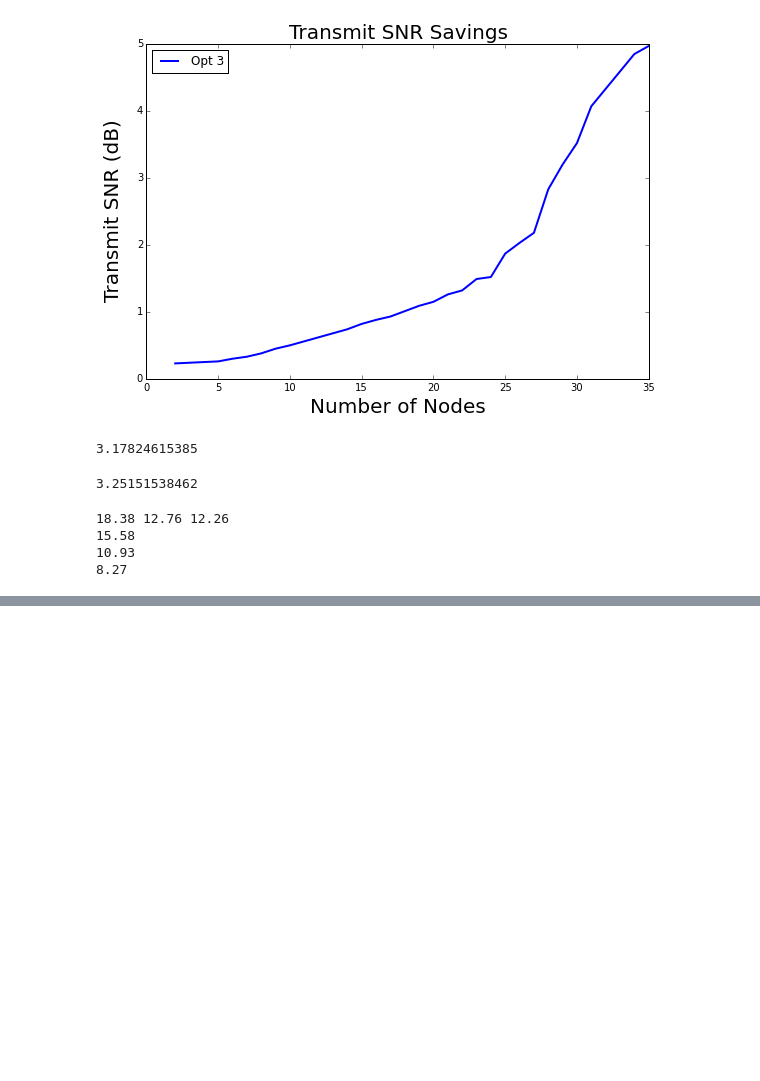
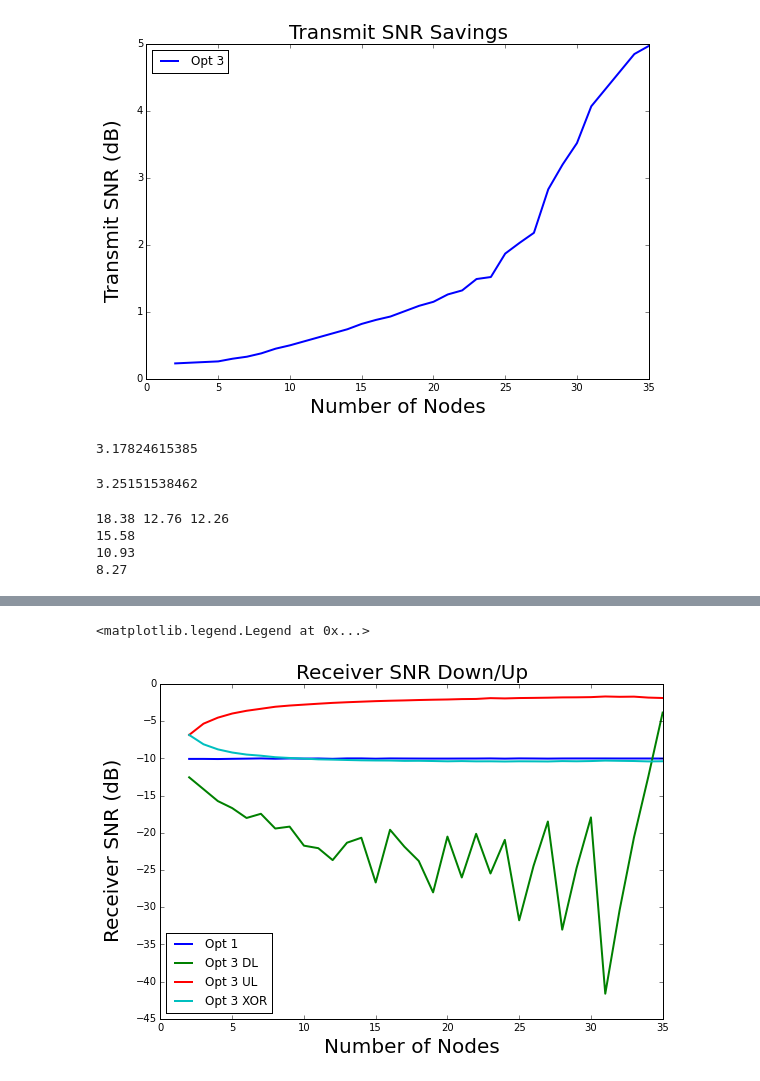
Before and after one commit to Lahaela/research-sahai, a Jupyter notebook: 160911/160914 Opt 3 Plots.ipynb, the cells around one changed output, grey strips where cells are left out. Saved outputs shown, nothing was run; the diff lists cells and outputs as text; code cells hidden in the pictures; blank space fills up the shorter version.

```diff
--- a/160911/160914 Opt 3 Plots.ipynb
+++ b/160911/160914 Opt 3 Plots.ipynb
@@ -146,0 +166,28 @@ print opt_1_rSNR3[N-1-2]
+# %%
+%%time
+extension = '.in'
+hsrs_padd_orig = np.zeros((36-2,))#opt_1_rSNR3
+hsrs_padd_d = np.zeros((36-2,)) #opt_3_rSNRdu
+hsrs_padd_u = np.zeros((36-2,)) #opt_3_rSNRdu
+hsrs_padd_xor = np.zeros((36-2,)) #opt_3_rSNR3
+
+user_range = xrange(range_start, range_end)
+for N in user_range:
+    idx = N - 2
+#     rSNR1, rSNR2 = lt_fadegap_2[idx,2], lt_fadegap_2[idx, 3]
+
+    downTable = load_table(filepath_down+str(N)+extension)
+    downfunc = interp1d(downTable[0], downTable[1], kind='linear', bounds_error=False, fill_value=(1.0, 0.0))
+
+    xor_table = load_table(filepath_up+str(N)+extension)
+    xor_func = interp1d(xor_table[0], xor_table[1], kind='linear', bounds_error=False, fill_value=(1.0, 0.0))
+
+    hsrs_padd_orig[idx] = xor_func(opt_1_rSNR3[idx])
+    hsrs_padd_d[idx] = downfunc(opt_3_rSNRdu[idx])
+    hsrs_padd_u[idx] = xor_func(opt_3_rSNRdu[idx])
+    hsrs_padd_xor[idx] = xor_func(opt_3_rSNR3[idx])
+
+#     p1, p2 = downfunc(rSNR1), downfunc(rSNR2)
+#     r_probs[idx] = np.array([p1, p2])
+
+# print r_probs
@@ -146,0 +197,14 @@ print opt_1_rSNR3[N-1-2]
+# %%
+figure(figsize=(9, 6))
+plot(user_range, np.log10(hsrs_padd_orig), lw=2.0, label='Opt 1')
+plot(user_range, np.log10(hsrs_padd_d), lw=2.0, label='Opt 3 DL')
+plot(user_range, np.log10(hsrs_padd_u), lw=2.0, label='Opt 3 UL')
+plot(user_range, np.log10(hsrs_padd_xor), lw=2.0, label='Opt 3 XOR')
+xlabel('Number of Nodes', fontsize=20)
+ylabel('Receiver SNR (dB)', fontsize=20, labelpad=15)
+title('Receiver SNR Down/Up', fontsize=20)
+legend(loc=0)
+# savefig('opt_3_rSNRdu.pdf', bbox='tight')
+# %% [output]
+<matplotlib.legend.Legend at 0x...>
+[figure, added]
```
Also changed, not shown: parts of 7 cells of this notebook, 25 other files.
